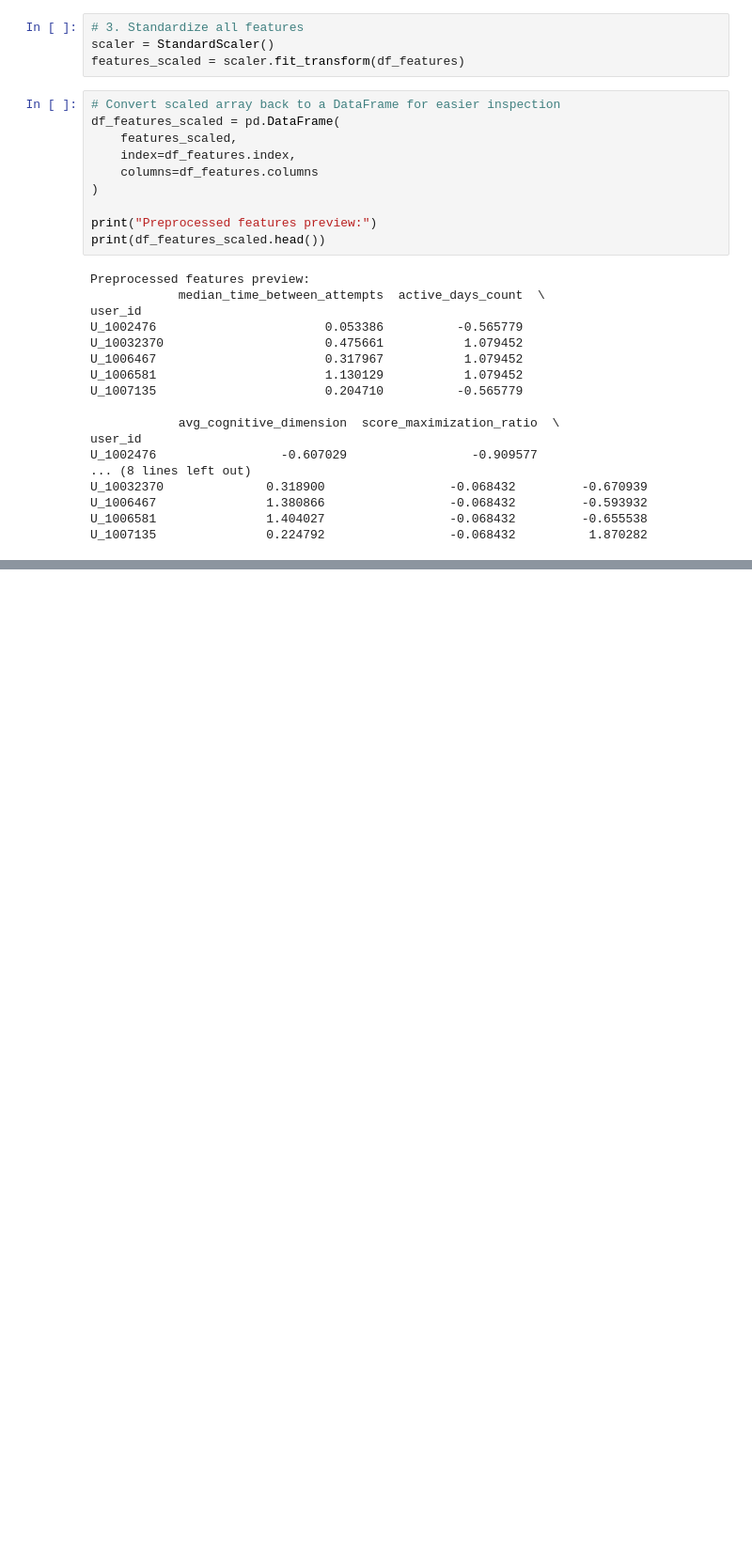
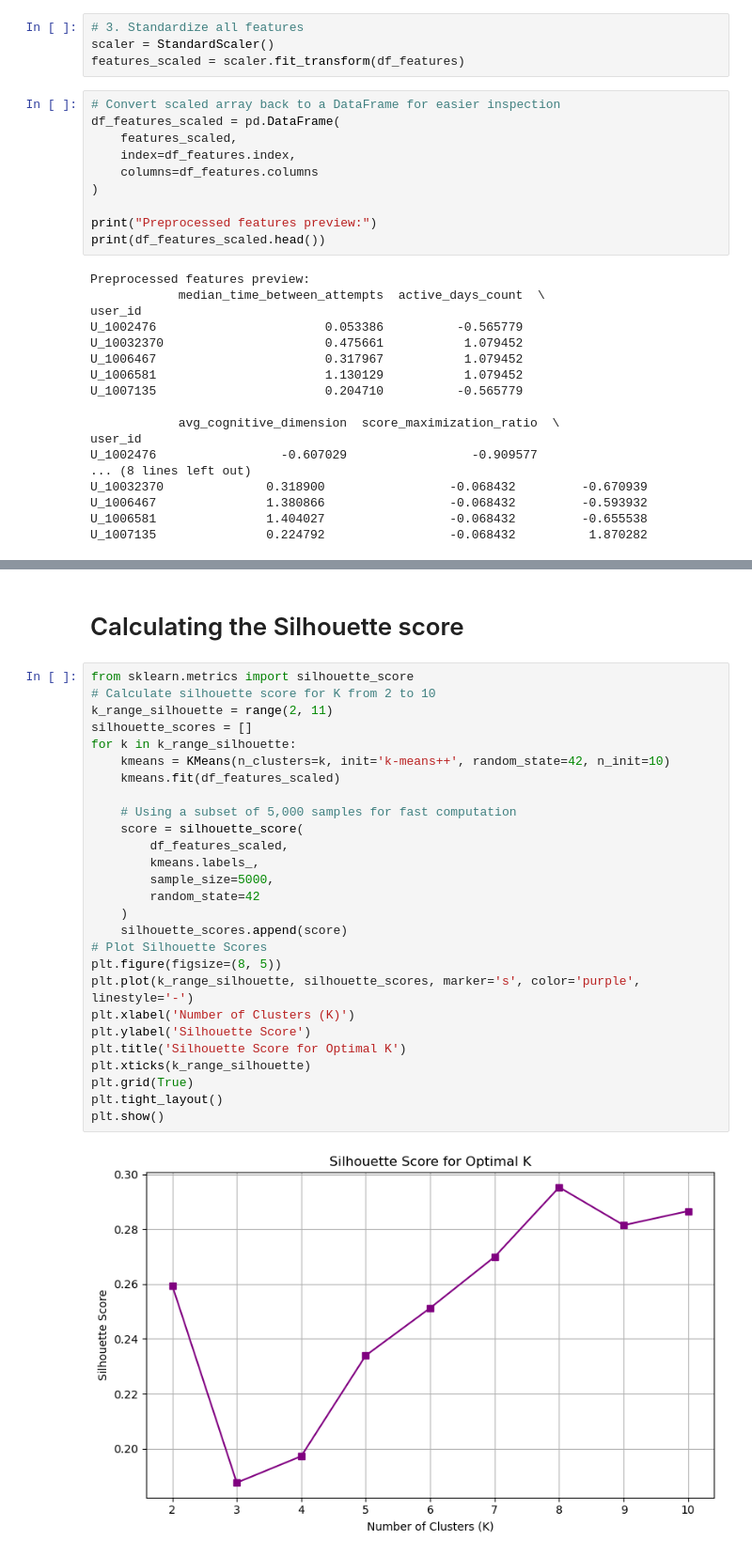
Before and after one commit to Muaz-fmb/MOOC-Radar-Student-Behavior-Clustering-, a Jupyter notebook: clustering.ipynb, the cells around one changed output, grey strips where cells are left out. Shown at 94% size. Saved outputs shown, nothing was run; the diff lists cells and outputs as text; blank space fills up the shorter version.

```diff
--- a/clustering.ipynb
+++ b/clustering.ipynb
@@ -288,0 +322,31 @@ U_1007135               0.224792                 -0.068432          1.870282
+# %% [markdown]
+# Calculating the Silhouette score
+# %%
+from sklearn.metrics import silhouette_score
+# Calculate silhouette score for K from 2 to 10
+k_range_silhouette = range(2, 11)
+silhouette_scores = []
+for k in k_range_silhouette:
+    kmeans = KMeans(n_clusters=k, init='k-means++', random_state=42, n_init=10)
+    kmeans.fit(df_features_scaled)
+
+    # Using a subset of 5,000 samples for fast computation
+    score = silhouette_score(
+        df_features_scaled,
+        kmeans.labels_,
+        sample_size=5000,
+        random_state=42
+    )
+    silhouette_scores.append(score)
+# Plot Silhouette Scores
+plt.figure(figsize=(8, 5))
+plt.plot(k_range_silhouette, silhouette_scores, marker='s', color='purple', linestyle='-')
+plt.xlabel('Number of Clusters (K)')
+plt.ylabel('Silhouette Score')
+plt.title('Silhouette Score for Optimal K')
+plt.xticks(k_range_silhouette)
+plt.grid(True)
+plt.tight_layout()
+plt.show()
+# %% [output]
+[figure, added]
```
Also changed, not shown: parts of 9 cells of this notebook.
